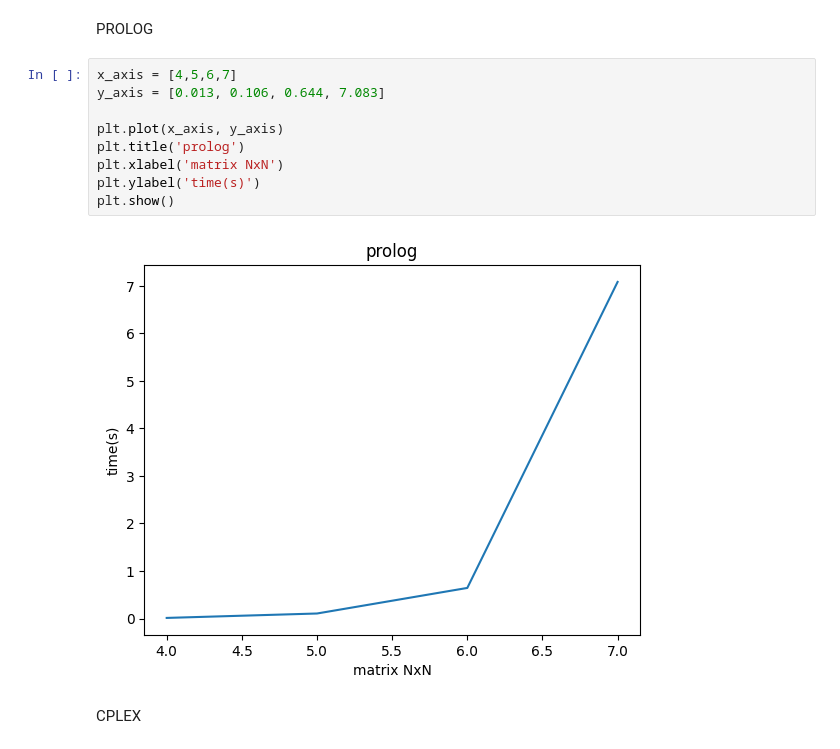
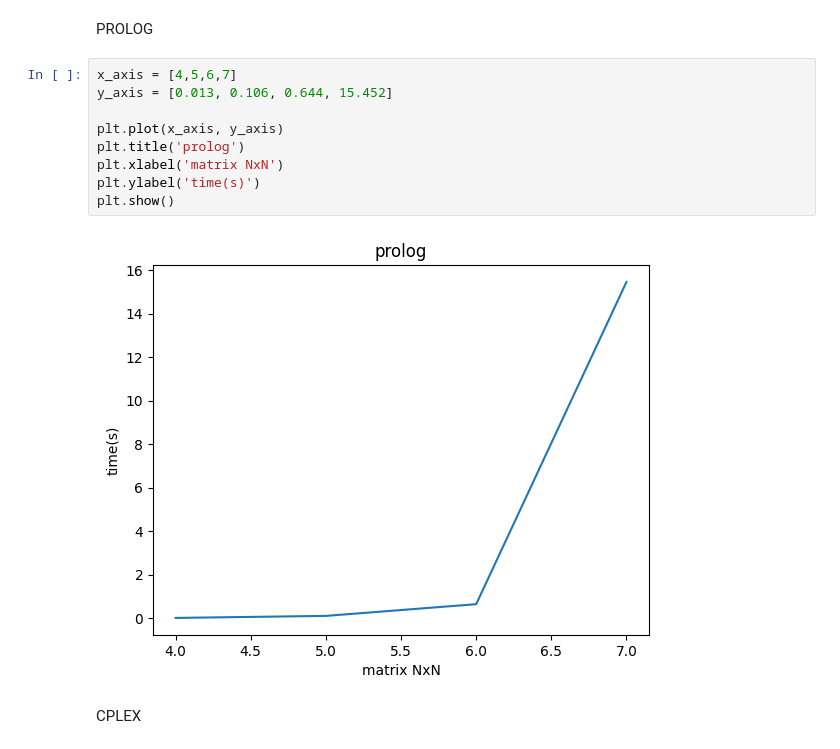
Before and after one commit to victorsnunes/Arithmetic-Sequence-Puzzles, a Jupyter notebook: cplex/data/graphic.ipynb, the cells around one changed output. Saved outputs shown, nothing was run; the diff lists cells and outputs as text.

```diff
--- a/cplex/data/graphic.ipynb
+++ b/cplex/data/graphic.ipynb
@@ -4,15 +4,15 @@ import matplotlib.pyplot as plt
 PROLOG
 # %%
 x_axis = [4,5,6,7]
-y_axis = [0.013, 0.106, 0.644, 7.083]
+y_axis = [0.013, 0.106, 0.644, 15.452]
 
 plt.plot(x_axis, y_axis)
 plt.title('prolog')
 plt.xlabel('matrix NxN')
 plt.ylabel('time(s)')
 plt.show()
 # %% [output]
-[figure, old version]
+[figure, new version]
 # %% [markdown]
 CPLEX
 # %%
```
Also changed, not shown: parts of 1 cell of this notebook, 5 other files.
